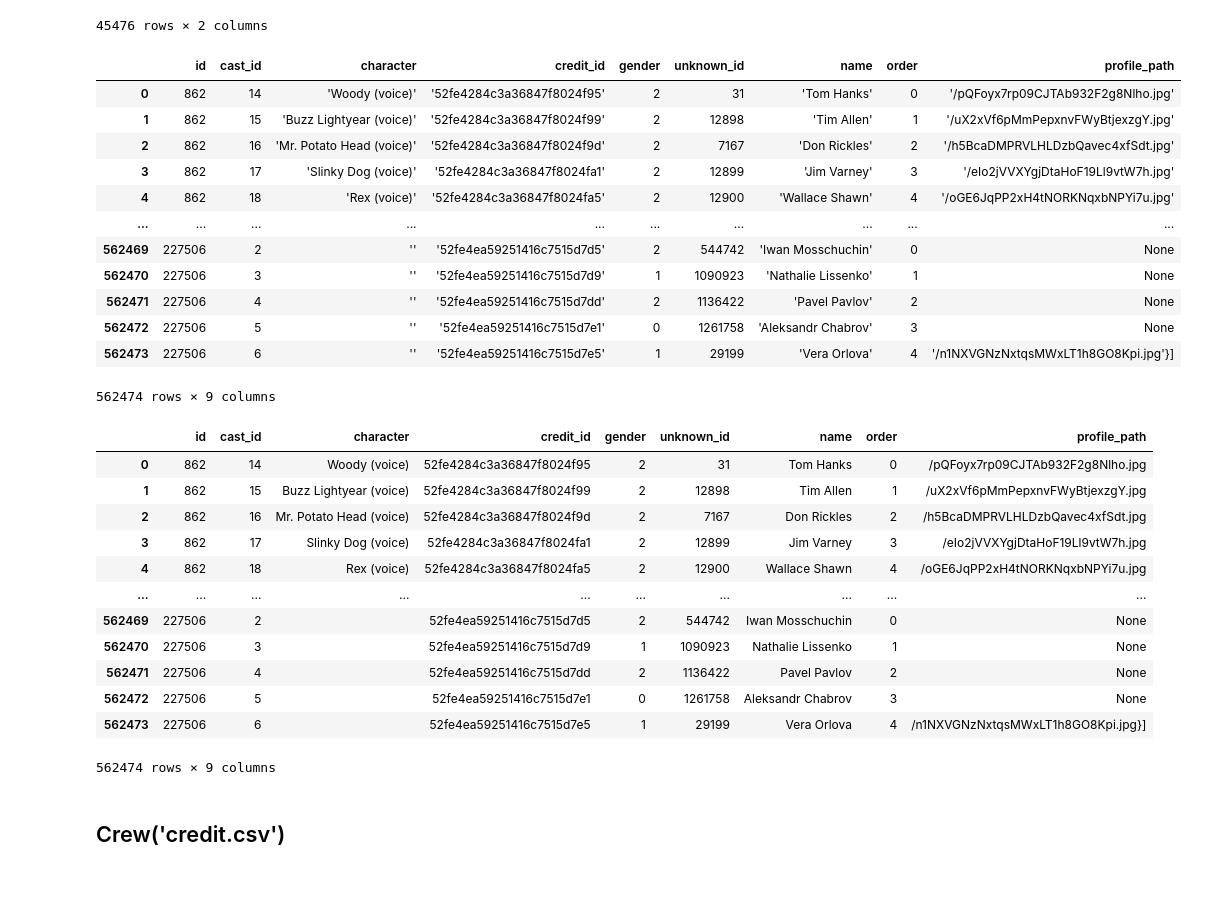
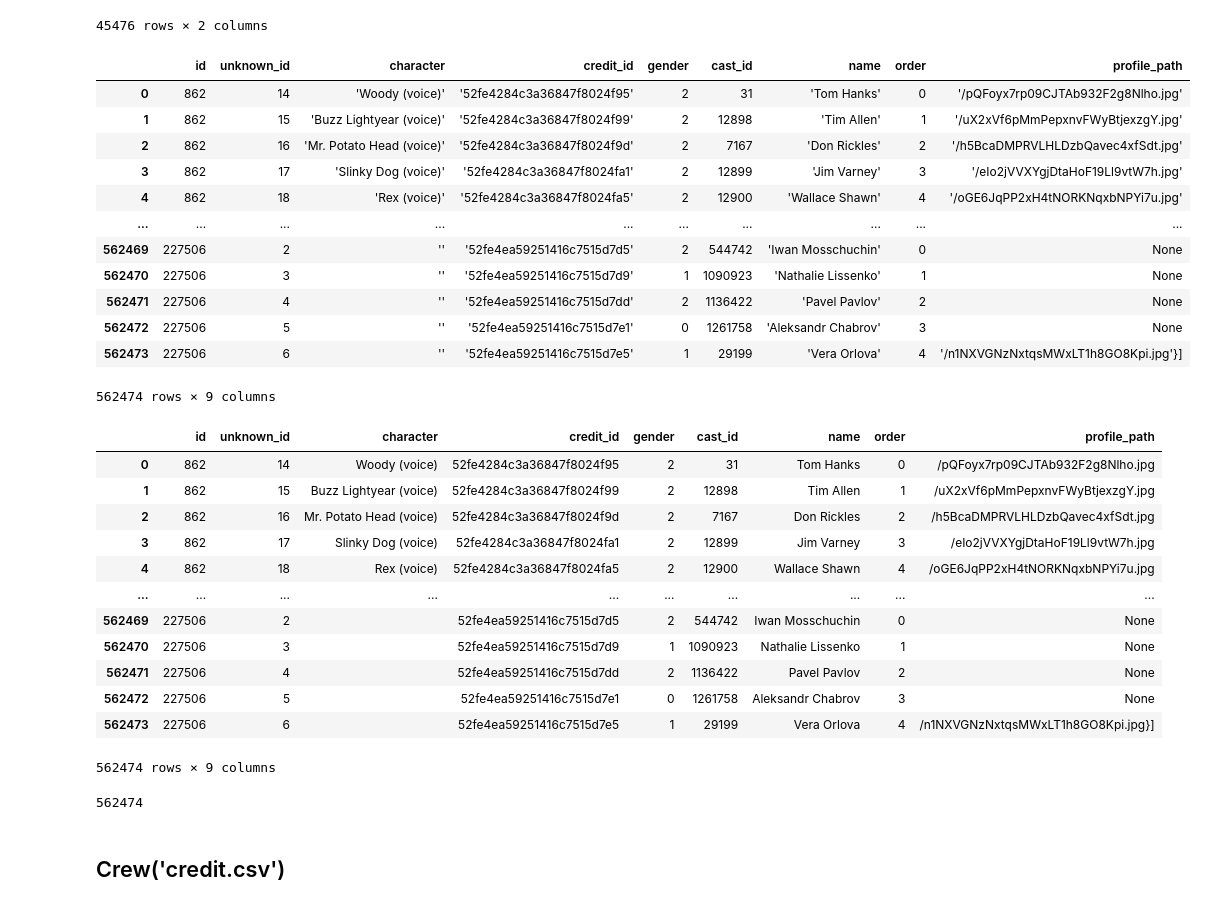
Before and after one commit to jingyun0312/DataSource_Movie, a Jupyter notebook: movie.ipynb, the cells around one changed output. Drawn from its saved outputs; the diff is of its cells as text; code cells hidden in the pictures.

```diff
--- a/movie.ipynb
+++ b/movie.ipynb
@@ -218,30 +218,30 @@ df_cast
 # %%
 id = df_cast['id']
 # print(id)
 split_1 = df_cast['cast'].str.split('},')
 data = []
 
 for index, list in enumerate(split_1):
     if list != ['[]']:
         for split in list:
             split_2 = split.split(", '")
             # print(split_2[1])
             new_row = []
             new_row.append(id[index])
 
             for small_split in split_2:
                 split_3 = small_split.split(':')
                 # print(split_3)
                 # print(split_3[1])
                 if len(split_3) == 2:
                     new_row.append(split_3[1])
     #             # print(new_row)
             data.append(new_row)
             # print(new_row)
-df_cast_real = pd.DataFrame(data, columns=['id', 'cast_id', 'character','credit_id', 'gender', 'unknown_id', 'name', 'order', 'profile_path'])
+df_cast_real = pd.DataFrame(data, columns=['id', 'unknown_id', 'character','credit_id', 'gender', 'cast_id', 'name', 'order', 'profile_path'])
 df_cast_real
 # %% [output]
-|  | id | cast_id | character | credit_id | gender | unknown_id | name | order | profile_path |
+|  | id | unknown_id | character | credit_id | gender | cast_id | name | order | profile_path |
 | 0 | 862 | 14 | 'Woody (voice)' | '52fe4284c3a36847f8024f95' | 2 | 31 | 'Tom Hanks' | 0 | '/pQFoyx7rp09CJTAb932F2g8Nlho.jpg' |
 | 1 | 862 | 15 | 'Buzz Lightyear (voice)' | '52fe4284c3a36847f8024f99' | 2 | 12898 | 'Tim Allen' | 1 | '/uX2xVf6pMmPepxnvFWyBtjexzgY.jpg' |
 | 2 | 862 | 16 | 'Mr. Potato Head (voice)' | '52fe4284c3a36847f8024f9d' | 2 | 7167 | 'Don Rickles' | 2 | '/h5BcaDMPRVLHLDzbQavec4xfSdt.jpg' |
@@ -262,7 +262,7 @@ df_cast_real['profile_path'] = df_cast_real['profile_path'].str.replace("'", "",
 # %%
 df_cast_real
 # %% [output]
-|  | id | cast_id | character | credit_id | gender | unknown_id | name | order | profile_path |
+|  | id | unknown_id | character | credit_id | gender | cast_id | name | order | profile_path |
 | 0 | 862 | 14 | Woody (voice) | 52fe4284c3a36847f8024f95 | 2 | 31 | Tom Hanks | 0 | /pQFoyx7rp09CJTAb932F2g8Nlho.jpg |
 | 1 | 862 | 15 | Buzz Lightyear (voice) | 52fe4284c3a36847f8024f99 | 2 | 12898 | Tim Allen | 1 | /uX2xVf6pMmPepxnvFWyBtjexzgY.jpg |
 | 2 | 862 | 16 | Mr. Potato Head (voice) | 52fe4284c3a36847f8024f9d | 2 | 7167 | Don Rickles | 2 | /h5BcaDMPRVLHLDzbQavec4xfSdt.jpg |
@@ -276,7 +276,9 @@ df_cast_real
 | 562473 | 227506 | 6 |  | 52fe4ea59251416c7515d7e5 | 1 | 29199 | Vera Orlova | 4 | /n1NXVGNzNxtqsMWxLT1h8GO8Kpi.jpg}] |
 562474 rows × 9 columns
 # %%
-df_cast_real.to_csv('cast.csv', index=False)
+df_cast_real.to_sql('cast', engine, if_exists='replace', index=False)
+# %% [output]
+562474
 # %% [markdown]
 ## Crew('credit.csv')
 # %%
```
Also changed, not shown: parts of 76 cells of this notebook, 5 other files.
